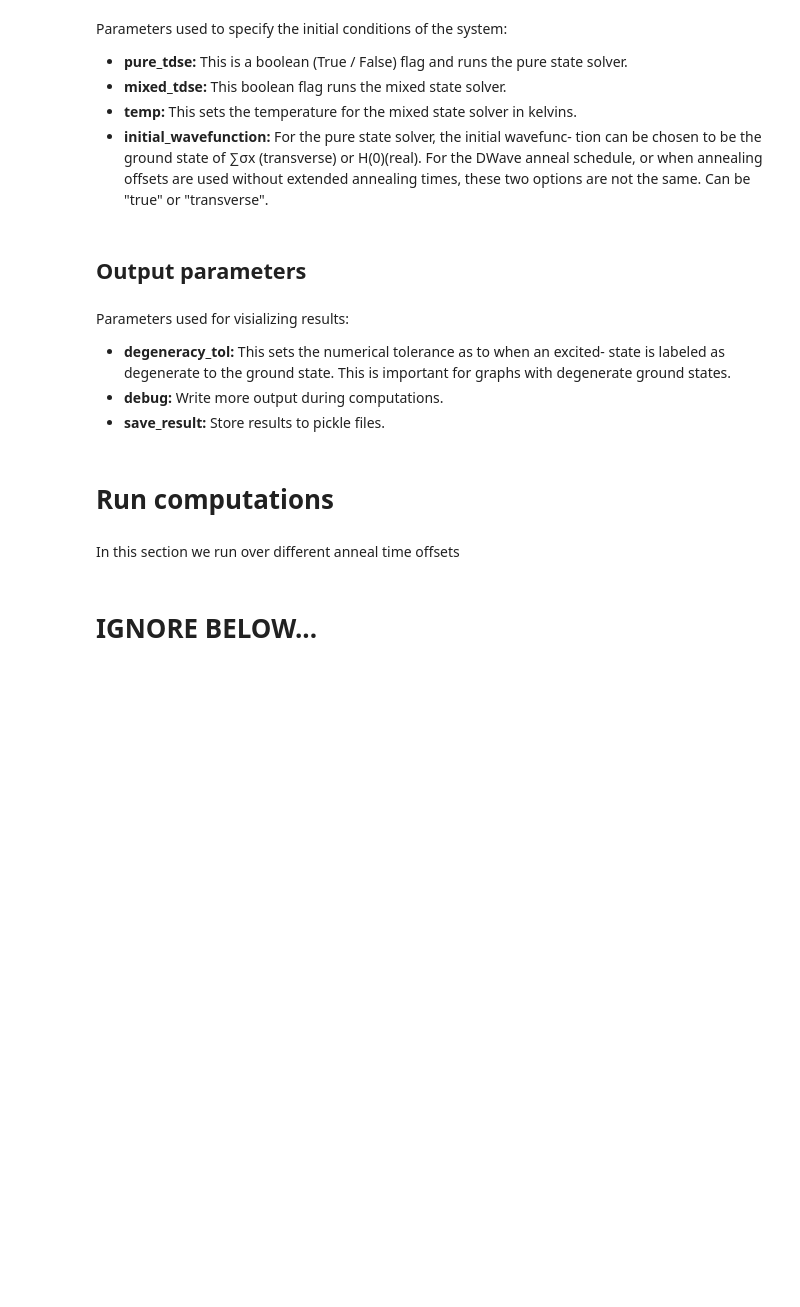
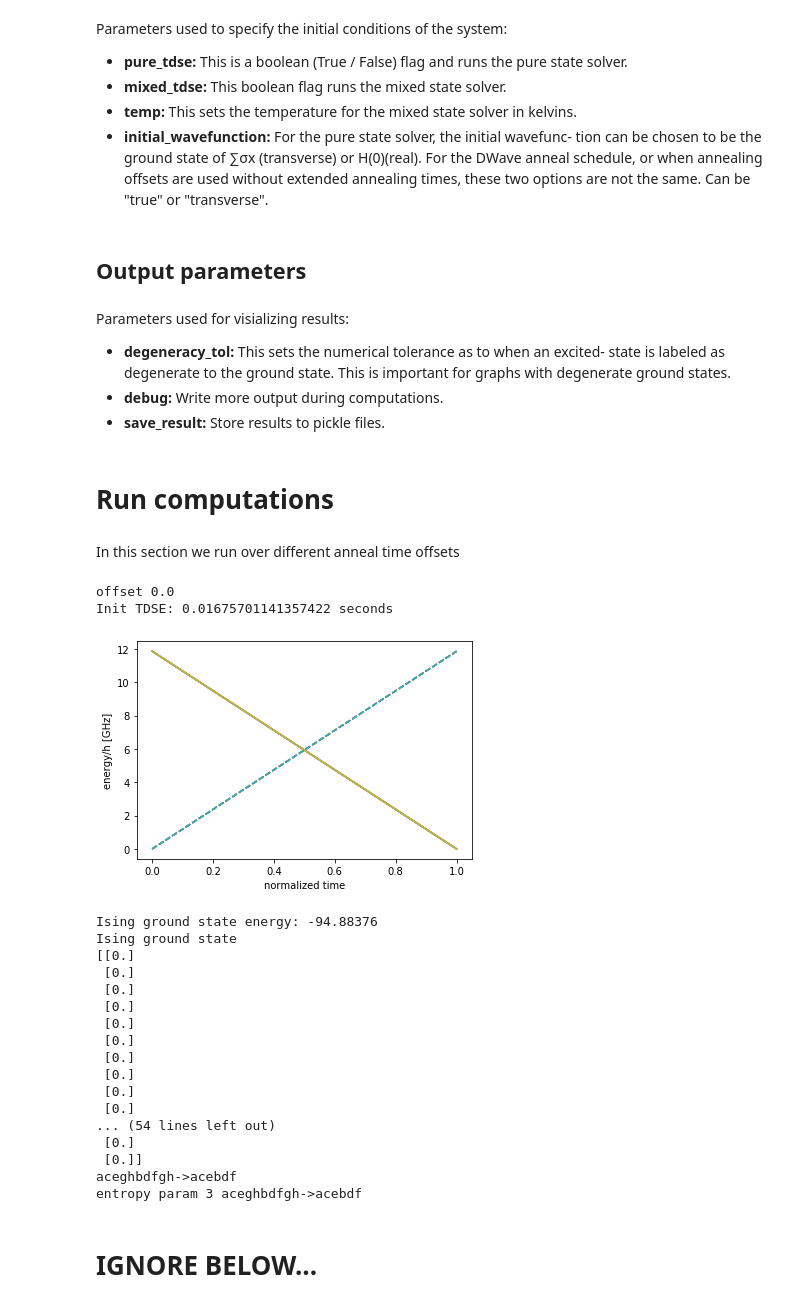
Before and after one commit to cchang5/quantum_linear_programming, a Jupyter notebook: notebooks/tdse_notebook.ipynb, the cells around one changed output. Drawn from its saved outputs; the diff is of its cells as text; code cells hidden in the pictures; blank space fills up the shorter version.

Commit message:
state checking code in tdse_notebook and ta_plots.py

```diff
--- a/notebooks/tdse_notebook.ipynb
+++ b/notebooks/tdse_notebook.ipynb
@@ -142,7 +148,7 @@ initial_wavefunction = "true"
 
 pure_tdse = False
 
-mixed_tdse = True
+mixed_tdse = False
 temp = 50E-3
 gamma = 0.05
 # %% [markdown]
@@ -156,7 +162,7 @@ Parameters used for visializing results:
 degeneracy_tol = 2e-2
 debug = True
 save_result = False
-skip_db = False
+skip_db = True
 # %% [markdown]
 # Run computations
 # %% [markdown]
@@ -192,6 +198,14 @@ for offset_min in offset_min_list:
 
     # plot anneal schedule
     tdse.AS.plot(normalized_time)
+
+    val,vec=np.linalg.eigh(tdse.IsingH.todense())
+    print('Ising ground state energy:',val[0])
+    print('Ising ground state')
+    print(vec[:,0])
+    print('Ising ground state energy:',val[1])
+    print('Ising ground state')
+    print(vec[:,1])
 
     # get offset list to get partition for entanglement entropy
     nA, indicesA = tdse.find_partition()
@@ -336,33 +350,54 @@ for offset_min in offset_min_list:
             prob = [tdse.calculate_overlap(eigv, sol.y[:, i], ground_state_idx) for i in range(sol.t.size)]
             plt.plot(sol.t, prob) # plot prob
 
             query = tdse.summary(
                 wave_params=wave_params,
                 instance=tdse,
                 solution=sol,
                 time=sol.t,
                 probability=prob,
                 save = save_result,
             )
         # calculate entropy
         with open(query.solution.path, "rb") as file:
             sol = pickle.load(file)
         entropy = np.asarray(
                 [
                     tdse.ent_entropy(np.kron(sol.y[:, i], np.conj(sol.y[:, i])), nA, indicesA, reg)
                     for i in range(sol.t.size)
                 ]
             ).real
         # plot entropy
         plt.figure("pure entropy")
         plt.plot(query.time, entropy)
         plt.legend(["ent entropy"])
         plt.title("pure ent entropy")
         # plot overlap with Ising g.s.
         plt.figure("pure probability")
         plt.plot(query.time, query.prob)
         plt.title("pure probability")
         print(f"Pure Final Prob: {query.prob[-1]}")
+# %% [output]
+offset 0.0
+Init TDSE: 0.01675701141357422 seconds
+[figure, added]
+Ising ground state energy: -94.88376
+Ising ground state
+[[0.]
+ [0.]
+ [0.]
+ [0.]
+ [0.]
+ [0.]
+ [0.]
+ [0.]
+ [0.]
+ [0.]
+... (54 lines left out)
+ [0.]
+ [0.]]
+aceghbdfgh->acebdf
+entropy param 3 aceghbdfgh->acebdf
 # %%
 tdse.offset["offset"] = "binary"
 # %%
```
Also changed, not shown: parts of 2 cells of this notebook, 1 other file.
